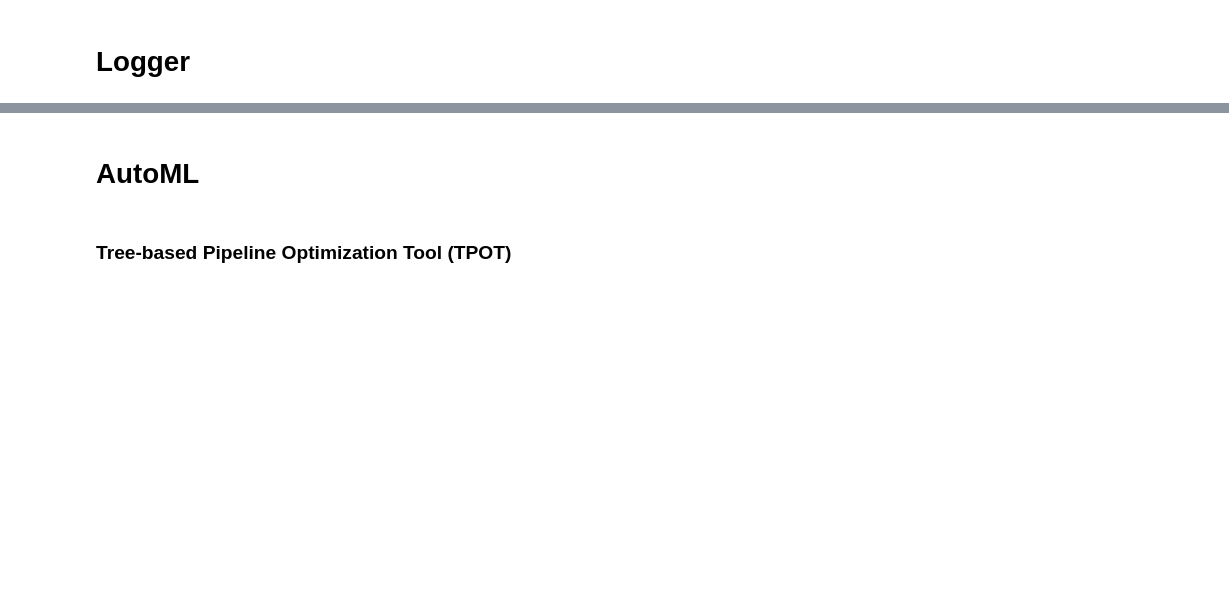
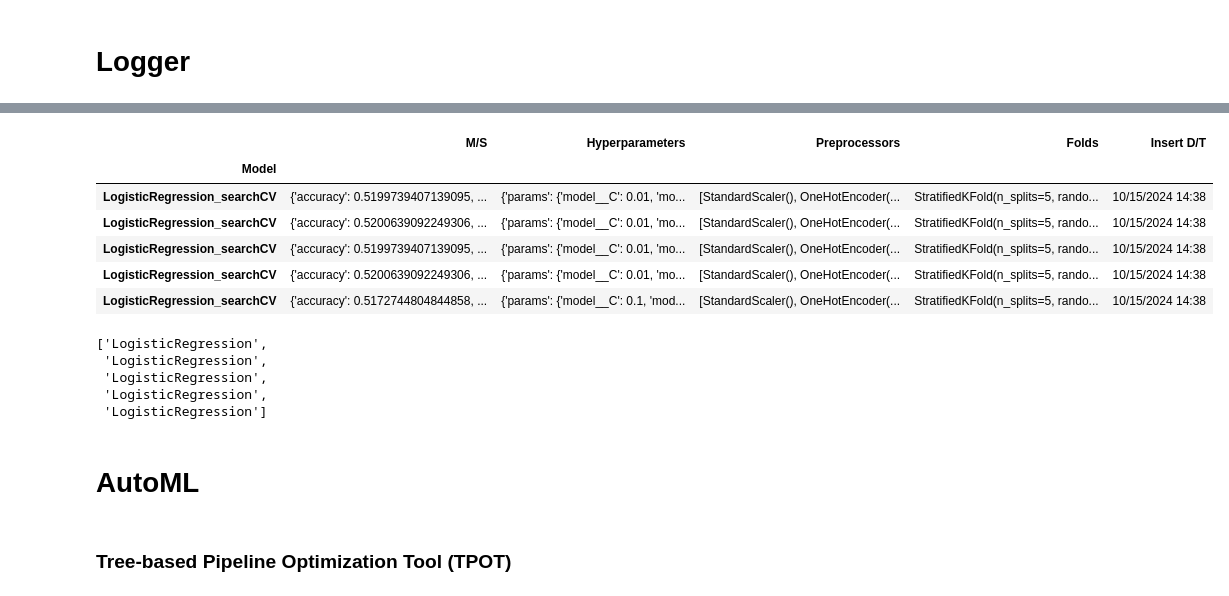
Before and after one commit to Spin8Cycle/diabHI, a Jupyter notebook: diabetes_health_indicator.ipynb, the cells around one changed output, grey strips where cells are left out. Cells and saved outputs as stored; diff of their text form; code cells hidden in the pictures; blank space fills up the shorter version.

```diff
--- a/diabetes_health_indicator.ipynb
+++ b/diabetes_health_indicator.ipynb
@@ -1057,0 +1063,7 @@ test.show_rank()
+# %%
+grid_results.rename(
+    columns=mapper,
+    inplace=True
+)
+
+grid_results.columns
@@ -1057,0 +1090,3 @@ test.show_rank()
+# %%
+sc = grid_results[scoring].to_dict(orient='records')
+sc
@@ -1058,3 +1111,35 @@ test.show_rank()
+# %%
+from datetime import datetime
+dt_now = datetime.now().strftime('%m/%d/%Y %H:%M')
+# %%
+model_name = str(type(grid_pipeline.named_steps['model']))[8:-2].split('.')[-1]
+pre_trans = [i[1] for i in preprocessing_pipeline.transformers]
+prms = grid_results[['params']].to_dict(orient='records')
+# %%
+pd.DataFrame({'Model':[model_name+'_searchCV' for i in sc],
+            'M/S': sc,
+            'Hyperparameters': prms ,
+            'Preprocessors':[pre_trans for i in sc],
+            'Folds': [folds for i in sc],
+            'Insert D/T':[dt_now for i in sc]
+            })\
+            .set_index('Model')
+# %% [output]
+|  | M/S | Hyperparameters | Preprocessors | Folds | Insert D/T |
+| Model |  |  |  |  |  |
+| LogisticRegression_searchCV | {'accuracy': 0.5199739407139095, ... | {'params': {'model__C': 0.01, 'mo... | [StandardScaler(), OneHotEncoder(... | StratifiedKFold(n_splits=5, rando... | 10/15/2024 14:38 |
+| LogisticRegression_searchCV | {'accuracy': 0.5200639092249306, ... | {'params': {'model__C': 0.01, 'mo... | [StandardScaler(), OneHotEncoder(... | StratifiedKFold(n_splits=5, rando... | 10/15/2024 14:38 |
+| LogisticRegression_searchCV | {'accuracy': 0.5199739407139095, ... | {'params': {'model__C': 0.01, 'mo... | [StandardScaler(), OneHotEncoder(... | StratifiedKFold(n_splits=5, rando... | 10/15/2024 14:38 |
+| LogisticRegression_searchCV | {'accuracy': 0.5200639092249306, ... | {'params': {'model__C': 0.01, 'mo... | [StandardScaler(), OneHotEncoder(... | StratifiedKFold(n_splits=5, rando... | 10/15/2024 14:38 |
+| LogisticRegression_searchCV | {'accuracy': 0.5172744804844858, ... | {'params': {'model__C': 0.1, 'mod... | [StandardScaler(), OneHotEncoder(... | StratifiedKFold(n_splits=5, rando... | 10/15/2024 14:38 |
+# %%
+[model_name for i in sc]
+# %% [output]
+['LogisticRegression',
+ 'LogisticRegression',
+ 'LogisticRegression',
+ 'LogisticRegression',
+ 'LogisticRegression']
 # %% [markdown]
 # AutoML
 # %% [markdown]
```
Also changed, not shown: parts of 35 cells of this notebook, 3 other files.
